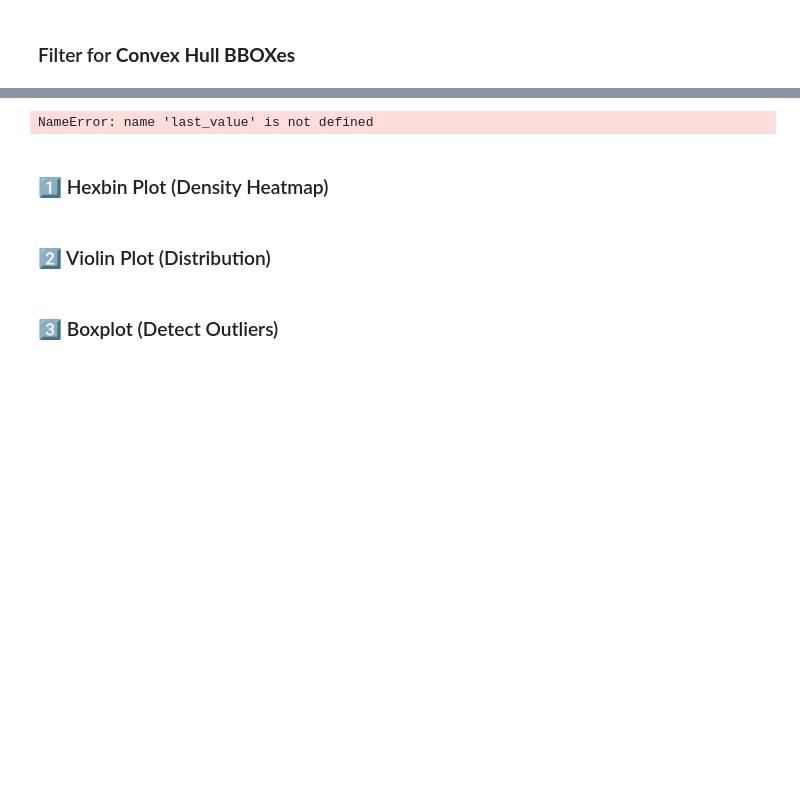
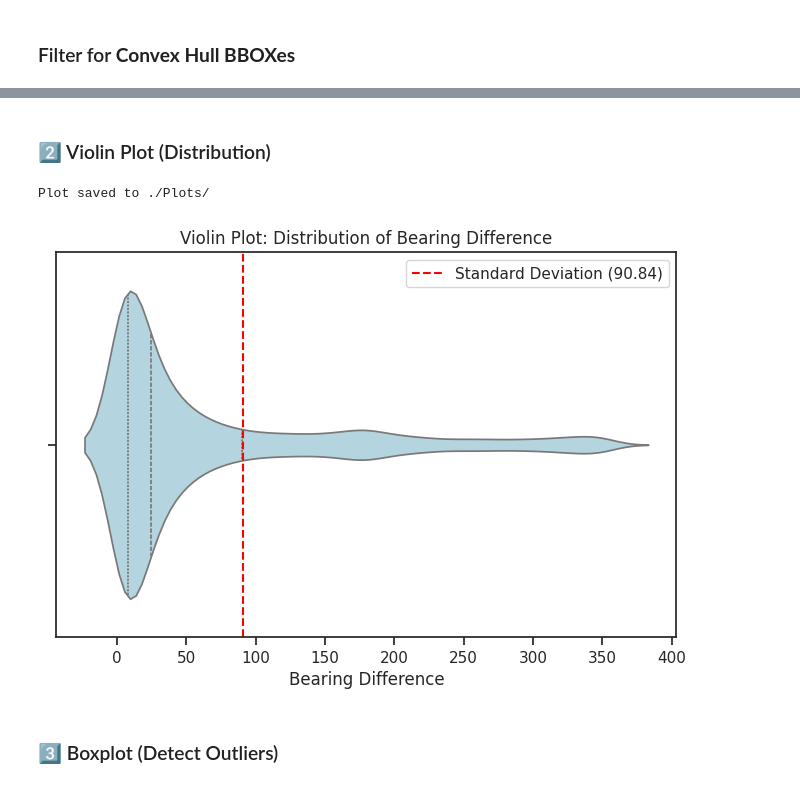
Before and after one commit to GeorgeStyl/Ptyxiaki-Repository, a Jupyter notebook: Python_Scripts/Data_Analysis/visualize_danger_areas_v1.ipynb, the cells around one changed output, grey strips where cells are left out. Saved outputs shown, nothing was run; the diff lists cells and outputs as text; code cells hidden in the pictures; blank space fills up the shorter version.

```diff
--- a/Python_Scripts/Data_Analysis/visualize_danger_areas_v1.ipynb
+++ b/Python_Scripts/Data_Analysis/visualize_danger_areas_v1.ipynb
@@ -416,7 +375,7 @@ print(df_most_frequent_trip.head())
 # %% [markdown]
 ## Calculate Bearing diff
 # %%
-def calculate_bearing_difference(merged_df):
+def calculate_bearing_difference(merged_dfss):
     """
     Calculates the difference between consecutive bearing values in a DataFrame.
 
@@ -432,4 +391,6 @@ def calculate_bearing_difference(merged_df):
     df['bearing_diff'] = df['bearing'].diff().abs()
     return df
 
-merged_df = calculate_bearing_difference(merged_df)
+merged_dfs = calculate_bearing_difference(merged_dfs)
+
+print(merged_dfs['bearing_diff'].head(5))
@@ -461,16 +429,14 @@ Cluster 56: {'min_lng': 22.3729316, 'max_lng': 22.373, 'min_lat': 37.5283533, 'm
 # %%
+last_value = list(cluster_bboxes.values())[-1]
+
 # Calculate the standard deviation of 'bearing_diff'
-std_dev = merged_df['bearing_diff'].std()
+std_dev = merged_dfs['bearing_diff'].std()
 
 # Define a threshold for high standard deviation
 high_std_threshold = 1.5 * std_dev  # Adjust factor as needed
 
 # Identify high standard deviation values
-high_std_points = merged_df[merged_df['bearing_diff'] > high_std_threshold]
+high_std_points = merged_dfs[merged_dfs['bearing_diff'] > high_std_threshold]
 
 # Extract BBOX (bounding box) coordinates from last_value
 min_x, min_y, max_x, max_y = last_value  # Assuming last_value holds BBOX as [min_x, min_y, max_x, max_y]
-# %% [output]
-NameError: name 'last_value' is not defined
-# %% [markdown]
-### 1️⃣ Hexbin Plot (Density Heatmap)
@@ -505,21 +445,24 @@ plt.show()
 # %%
 import seaborn as sns
 
 plt.figure(figsize=(8, 5))
-sns.violinplot(x=merged_df['bearing_diff'], inner="quartile", color="lightblue")
+sns.violinplot(x=merged_dfs['bearing_diff'], inner="quartile", color="lightblue")
 
 # Mark the standard deviation
 plt.axvline(x=std_dev, color='red', linestyle='--', label=f'Standard Deviation ({std_dev:.2f})')
 
 plt.xlabel('Bearing Difference')
 plt.title('Violin Plot: Distribution of Bearing Difference')
 plt.legend()
 
 # Save the plot
 plt.savefig(PLOT_FOLDER_PATH, bbox_inches='tight')
 print(f"Plot saved to {PLOT_FOLDER_PATH}")
 
 plt.show()
+# %% [output]
+Plot saved to ./Plots/
+[figure, added]
 # %% [markdown]
 ### 3️⃣ Boxplot (Detect Outliers)
 # %%
```
Also changed, not shown: parts of 33 cells of this notebook.
